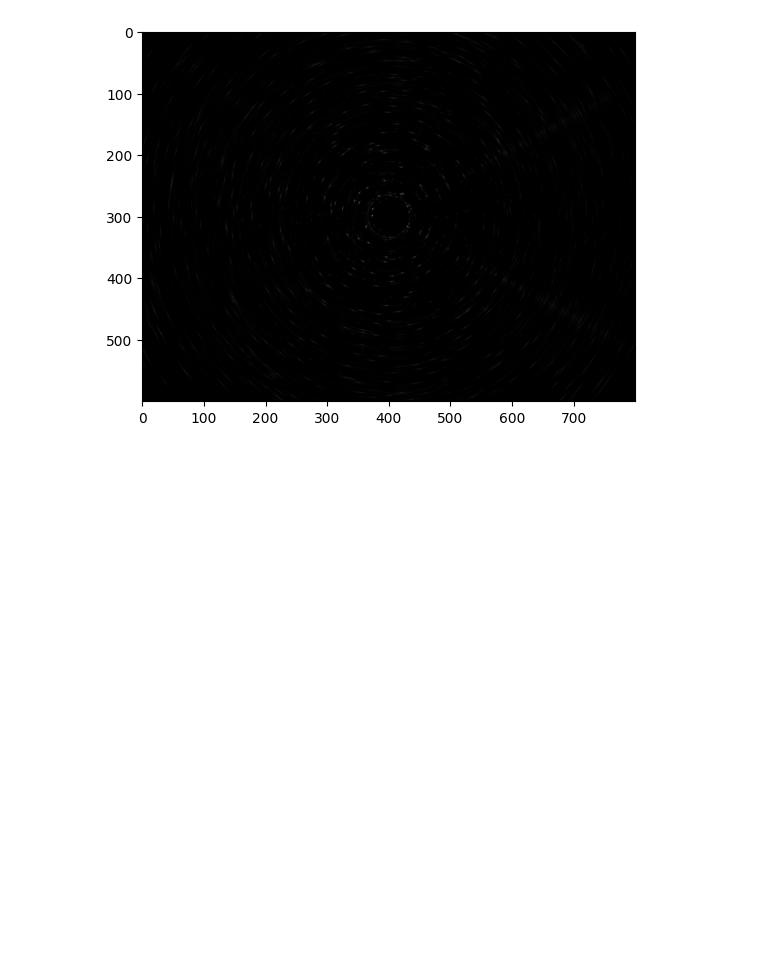
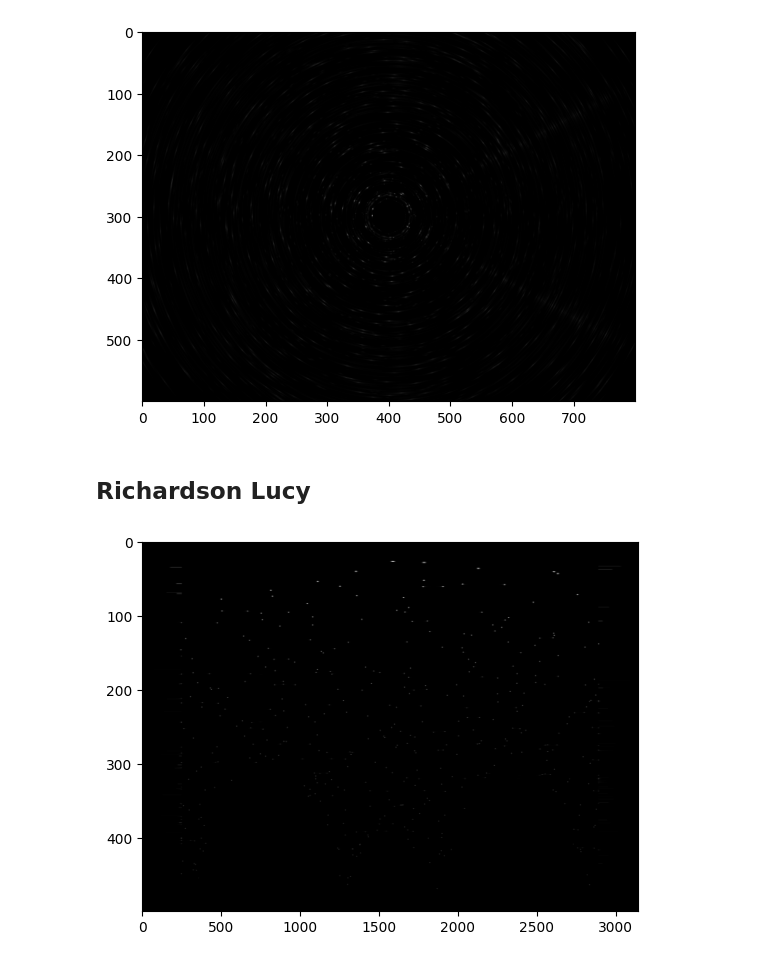
Before and after one commit to GSNikhil/star-trail-removal, a Jupyter notebook: main.ipynb, the cells around one changed output. Drawn from its saved outputs; the diff is of its cells as text; code cells hidden in the pictures; blank space fills up the shorter version.

Commit message:
[ADD] richardson-lucy and vanilla gradient descent

```diff
--- a/main.ipynb
+++ b/main.ipynb
@@ -198,3 +205,12 @@ plt.imshow(contrast_stetch(img_recon_wiener), cmap='gray')
 # %% [output]
 <matplotlib.image.AxesImage at 0x...>
 [figure]
+# %% [markdown]
+## Richardson Lucy
+# %%
+rl_out = restore.richardson_lucy(star_trail_img, kernel, num_iter=200)
+
+plt.imshow(rl_out, cmap='gray', aspect='auto')
+plt.show()
+# %% [output]
+[figure, added]
```
Also changed, not shown: parts of 10 cells of this notebook.
